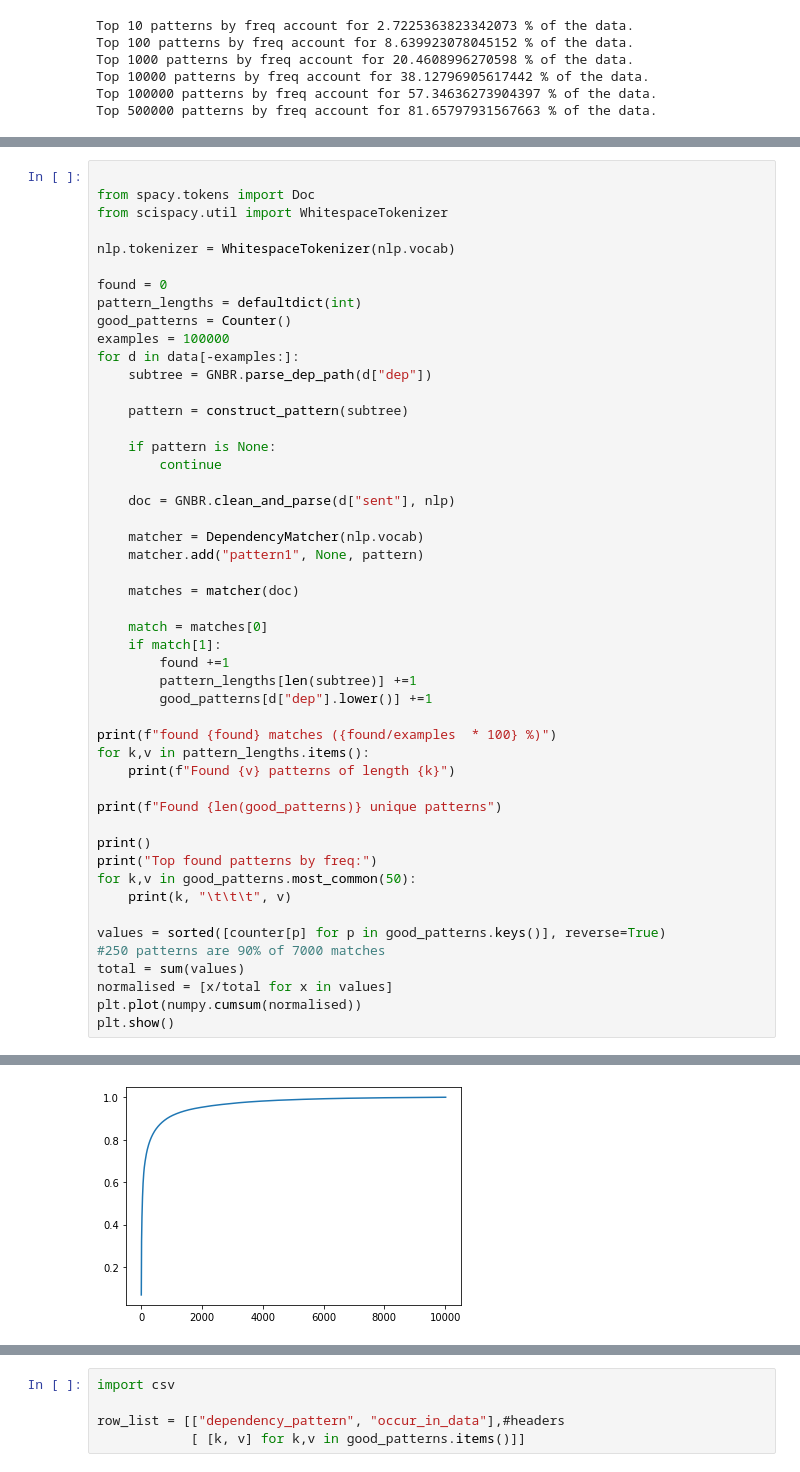
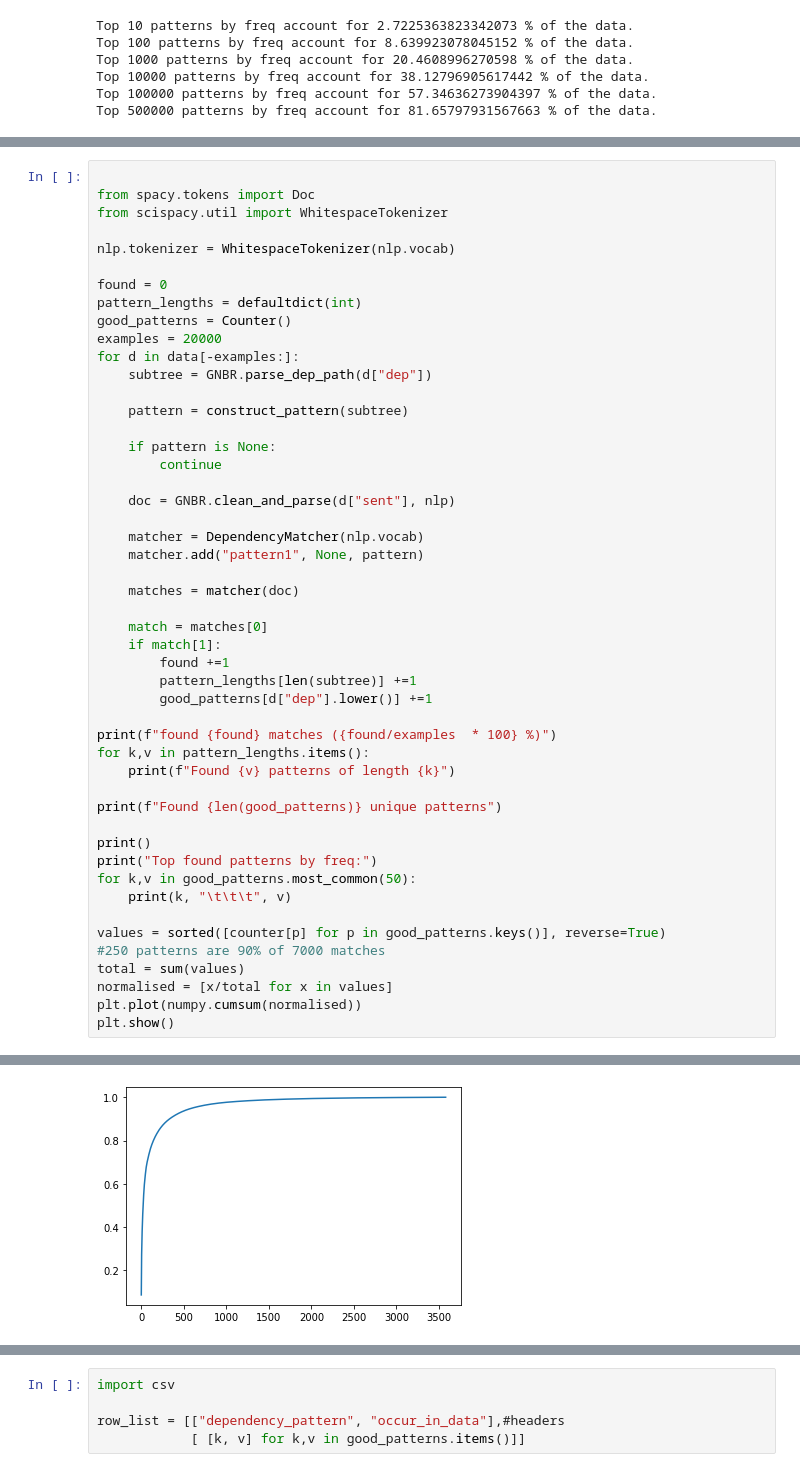
Before and after one commit to raxosiris/scify, a Jupyter notebook: nbs/biomedrel.ipynb, the cells around one changed output, grey strips where cells are left out. Cells and saved outputs as stored; diff of their text form.

```diff
--- a/nbs/biomedrel.ipynb
+++ b/nbs/biomedrel.ipynb
@@ -308,7 +303,7 @@ nlp.tokenizer = WhitespaceTokenizer(nlp.vocab)
 found = 0
 pattern_lengths = defaultdict(int)
 good_patterns = Counter()
-examples = 100000
+examples = 20000
 for d in data[-examples:]:
     subtree = GNBR.parse_dep_path(d["dep"])
 
@@ -368 +363 @@ inhibited|nsubj|start_entity inhibited|dobj|phosphorylation phosphorylation|nmod
-[figure, old version]
+[figure, new version]
```
Also changed, not shown: parts of 8 cells of this notebook, 8 other files.
